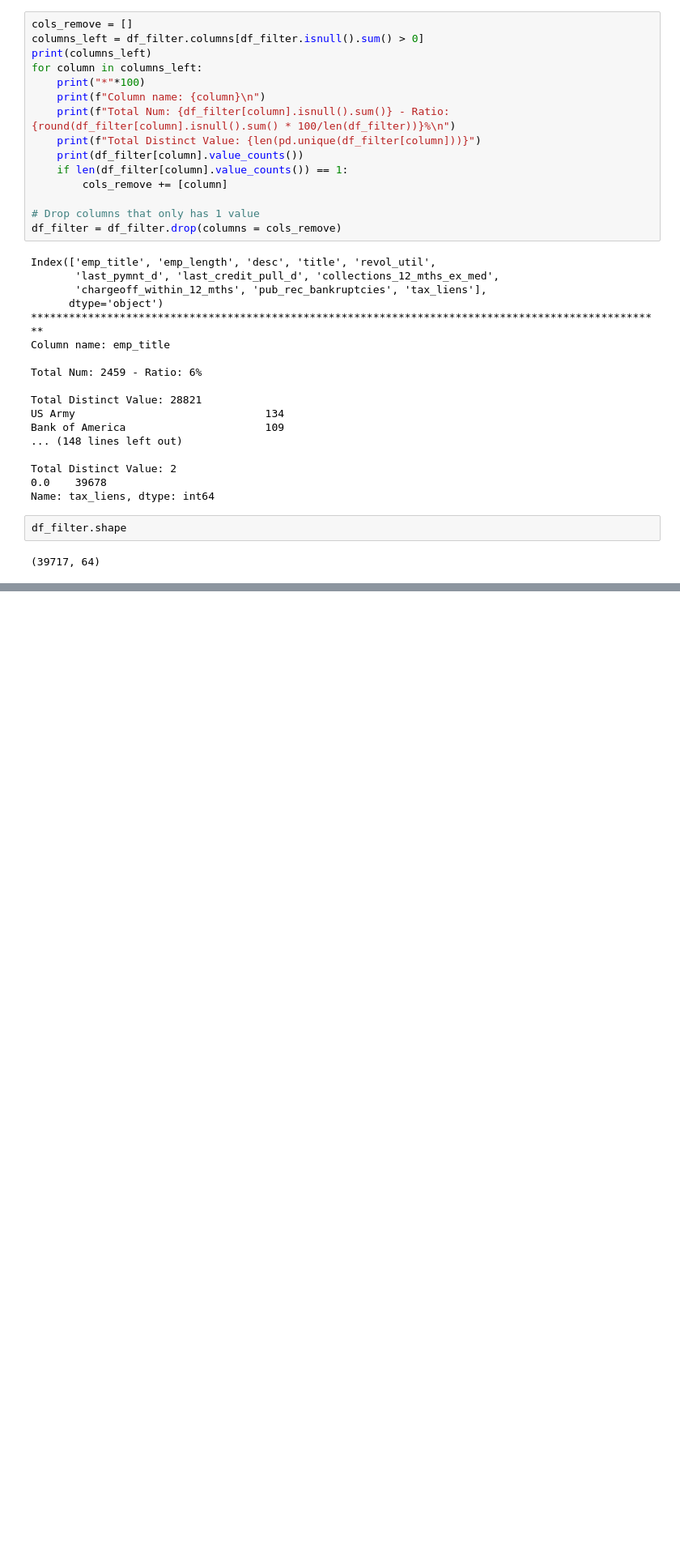
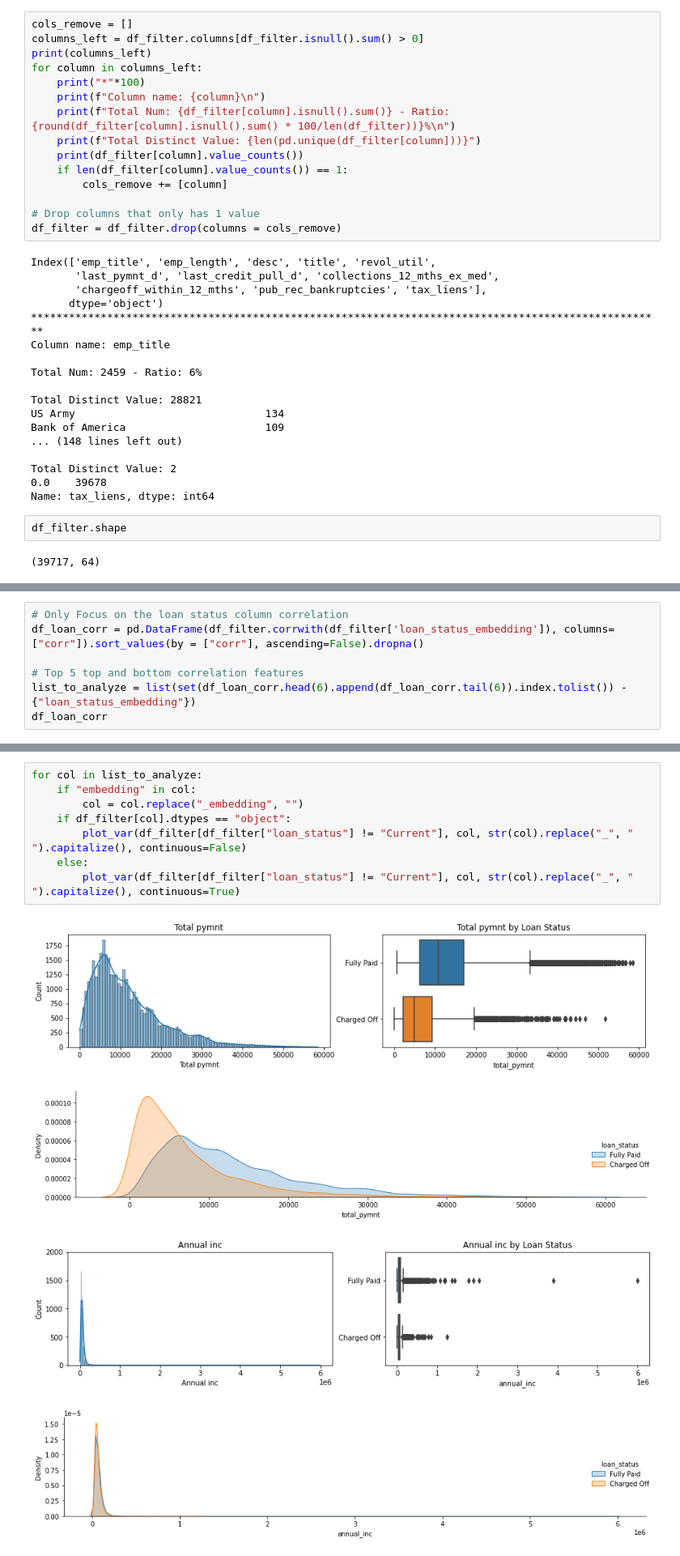
Before and after one commit to bigredbug47/LendingClubCase-Study, a Jupyter notebook: LendingClubCase.ipynb, the cells around one changed output, grey strips where cells are left out. Shown at 81% size. Drawn from its saved outputs; the diff is of its cells as text; blank space fills up the shorter version.

Commit message:
[06Feb] Complete Data Cleaning Section

```diff
--- a/LendingClubCase.ipynb
+++ b/LendingClubCase.ipynb
@@ -290,0 +284,7 @@ dtype: float64
+# %%
+# Only Focus on the loan status column correlation
+df_loan_corr = pd.DataFrame(df_filter.corrwith(df_filter['loan_status_embedding']), columns=["corr"]).sort_values(by = ["corr"], ascending=False).dropna()
+
+# Top 5 top and bottom correlation features
+list_to_analyze = list(set(df_loan_corr.head(6).append(df_loan_corr.tail(6)).index.tolist()) - {"loan_status_embedding"})
+df_loan_corr
@@ -290,0 +355,13 @@ dtype: float64
+# %%
+for col in list_to_analyze:
+    if "embedding" in col:
+        col = col.replace("_embedding", "")
+    if df_filter[col].dtypes == "object":
+        plot_var(df_filter[df_filter["loan_status"] != "Current"], col, str(col).replace("_", " ").capitalize(), continuous=False)
+    else:
+        plot_var(df_filter[df_filter["loan_status"] != "Current"], col, str(col).replace("_", " ").capitalize(), continuous=True)
+# %% [output]
+[figure, added]
+[figure, added]
+[figure, added]
+[figure, added]
```
Also changed, not shown: parts of 12 cells of this notebook.
